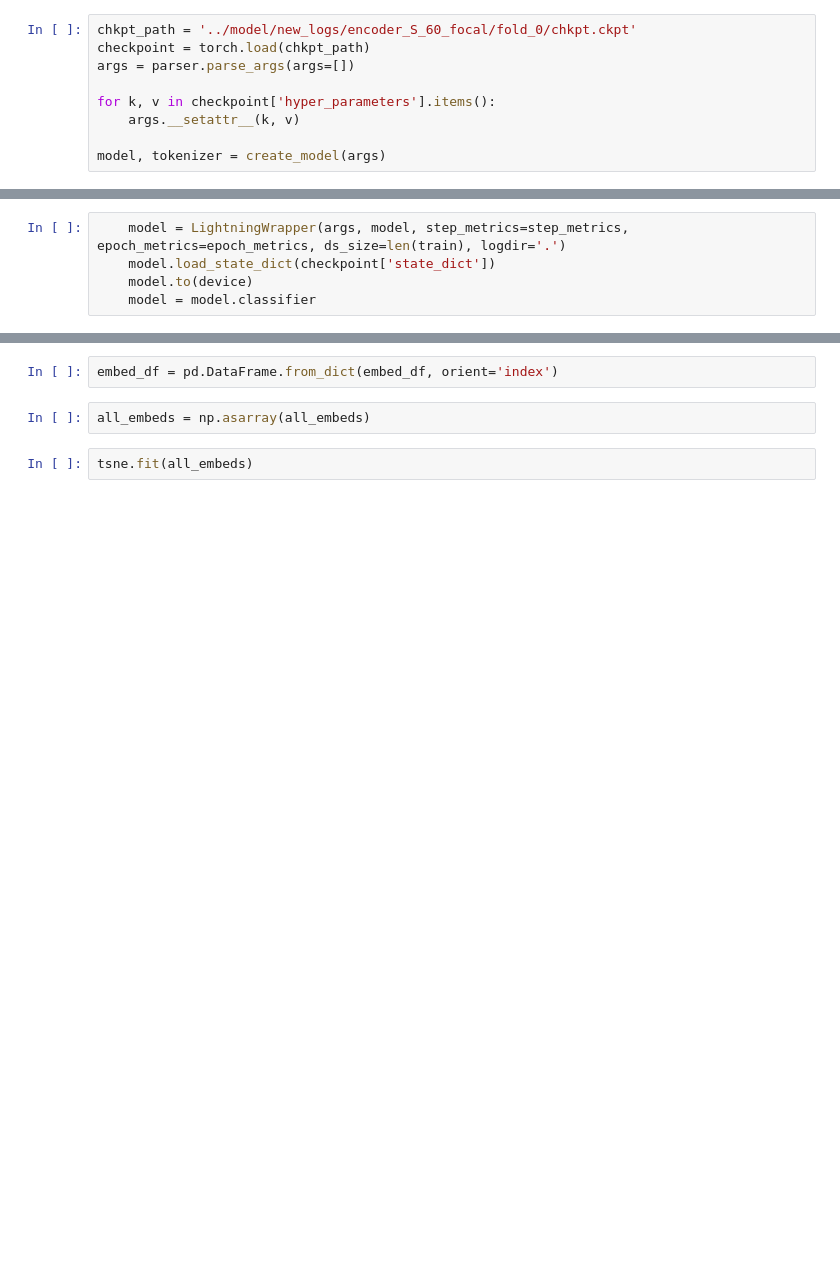
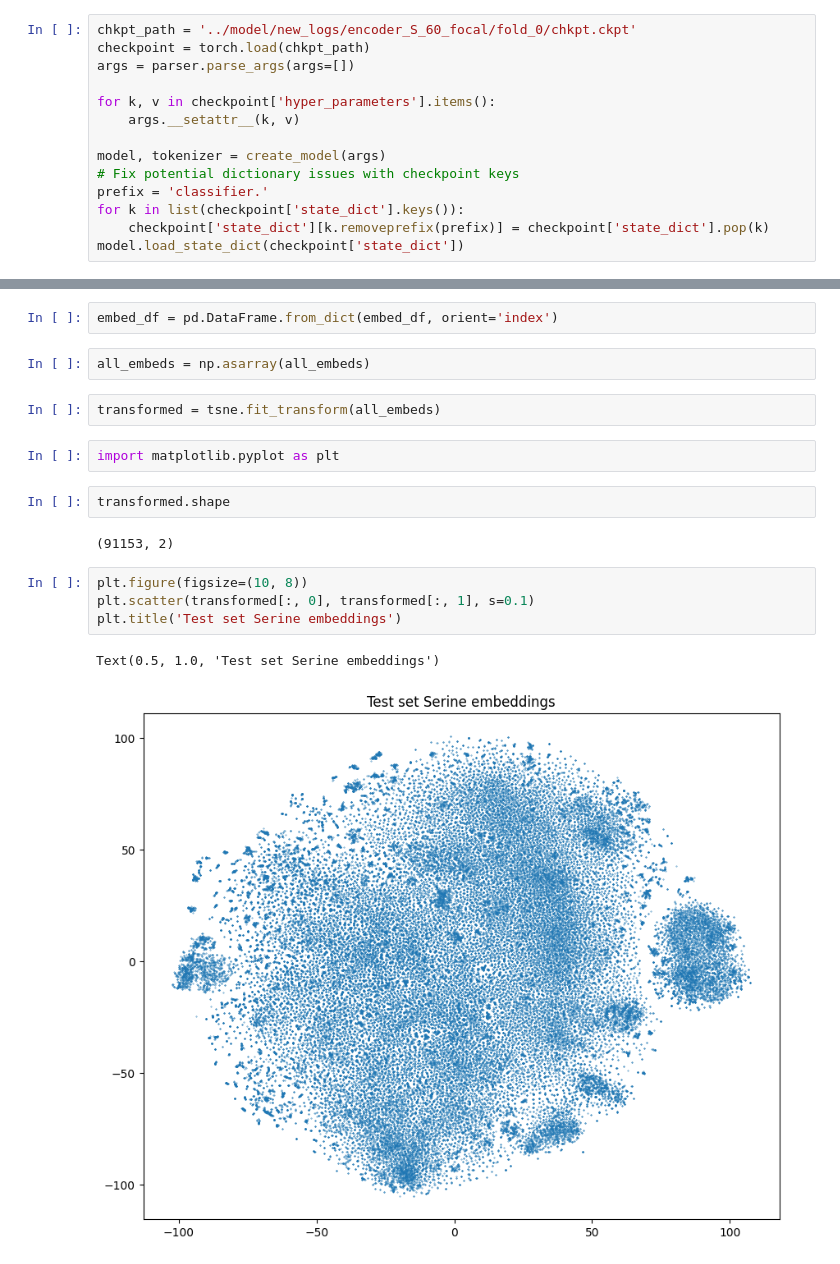
Before and after one commit to nexuso1/bio-research, a Jupyter notebook: notebooks/embeds_tsne.ipynb, the cells around one changed output, grey strips where cells are left out. Drawn from its saved outputs; the diff is of its cells as text; blank space fills up the shorter version.

Commit message:
tsne update

```diff
--- a/notebooks/embeds_tsne.ipynb
+++ b/notebooks/embeds_tsne.ipynb
@@ -27,6 +27,11 @@ for k, v in checkpoint['hyper_parameters'].items():
     args.__setattr__(k, v)
 
 model, tokenizer = create_model(args)
+# Fix potential dictionary issues with checkpoint keys
+prefix = 'classifier.'
+for k in list(checkpoint['state_dict'].keys()):
+    checkpoint['state_dict'][k.removeprefix(prefix)] = checkpoint['state_dict'].pop(k)
+model.load_state_dict(checkpoint['state_dict'])
 # %% [output]
 Some weights of EsmModel were not initialized from the model checkpoint at facebook/esm2_t12_35M_UR50D and are newly initialized: ['esm.pooler.dense.bias', 'esm.pooler.dense.weight']
 You should probably TRAIN this model on a down-stream task to be able to use it for predictions and inference.
@@ -83,11 +109,6 @@ test = DataLoader(test_ds, args.batch_size, shuffle=False,
 Train size: 7180
 Dev size: 1796
 Test size: 2244
-# %%
-    model = LightningWrapper(args, model, step_metrics=step_metrics, epoch_metrics=epoch_metrics, ds_size=len(train), logdir='.')
-    model.load_state_dict(checkpoint['state_dict'])
-    model.to(device)
-    model = model.classifier
 # %%
 class OutputGatherModule(torch.nn.Module):
     def __init__(self, module):
@@ -129,5 +150,18 @@ tsne = TSNE(n_jobs=15)
 embed_df = pd.DataFrame.from_dict(embed_df, orient='index')
 # %%
 all_embeds = np.asarray(all_embeds)
-# %%
-tsne.fit(all_embeds)
+# %%
+transformed = tsne.fit_transform(all_embeds)
+# %%
+import matplotlib.pyplot as plt
+# %%
+transformed.shape
+# %% [output]
+(91153, 2)
+# %%
+plt.figure(figsize=(10, 8))
+plt.scatter(transformed[:, 0], transformed[:, 1], s=0.1)
+plt.title('Test set Serine embeddings')
+# %% [output]
+Text(0.5, 1.0, 'Test set Serine embeddings')
+[figure, added]
```
Also changed, not shown: parts of 30 cells of this notebook.
